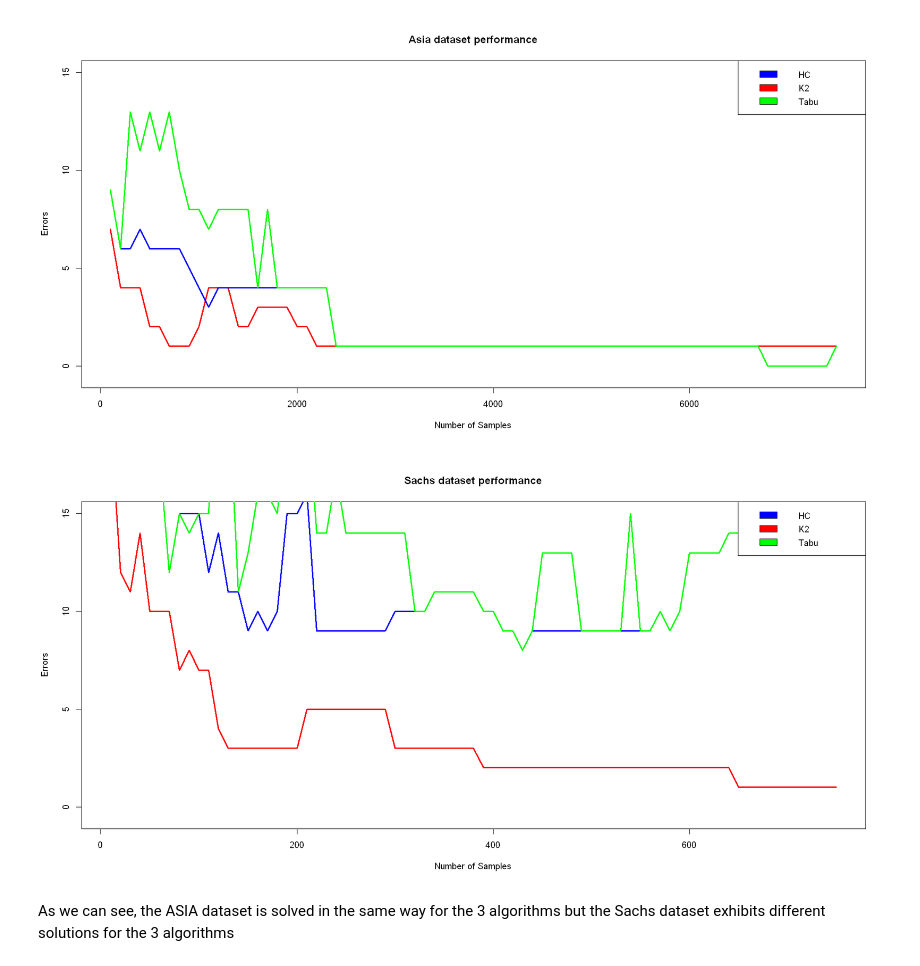
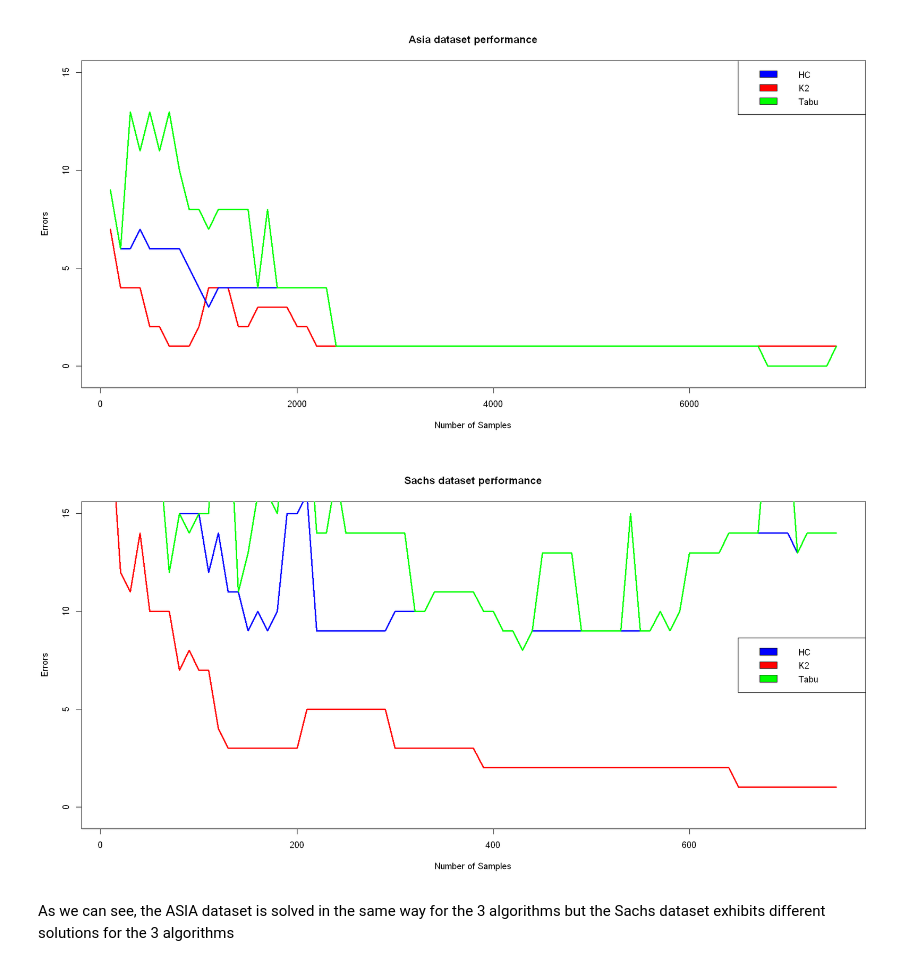
Before and after one commit to GNagaro/bayesian-k2-R, a Jupyter notebook: 02-performance.ipynb, the cells around one changed output. Cells and saved outputs as stored; diff of their text form; code cells hidden in the pictures.

```diff
--- a/02-performance.ipynb
+++ b/02-performance.ipynb
@@ -392,10 +441,10 @@ colnames(df2) <- c("#Samples", "True Positives", "False Positives","False Negati
 # %%
 plot(df2$"#Samples",df2$ErrorsK2,type="l",ylab="Errors",xlab = "Number of Samples",ylim = c(-0.5,15),main="Sachs dataset performance",col = "red",lty=1, lwd = 3)
 lines(df2$"#Samples",df2$ErrorsHC,col = "blue",lty=1, lwd = 3)
 lines(df2$"#Samples",df2$ErrorsTabu,col = "green",lty=1, lwd = 3)
-legend(1, 4, legend=c("HC", "K2","Tabu"), fill = c("blue","red","green"),x = "topright")
+legend(1, 4, legend=c("HC", "K2","Tabu"), fill = c("blue","red","green"),x = "right")
 # %% [output]
-[figure, old version]
+[figure, new version]
 # %% [markdown]
 As we can see, the ASIA dataset is solved in the same way for the 3 algorithms but the Sachs dataset exhibits different solutions for the 3 algorithms
 # %% [markdown]
```
Also changed, not shown: parts of 6 cells of this notebook.
